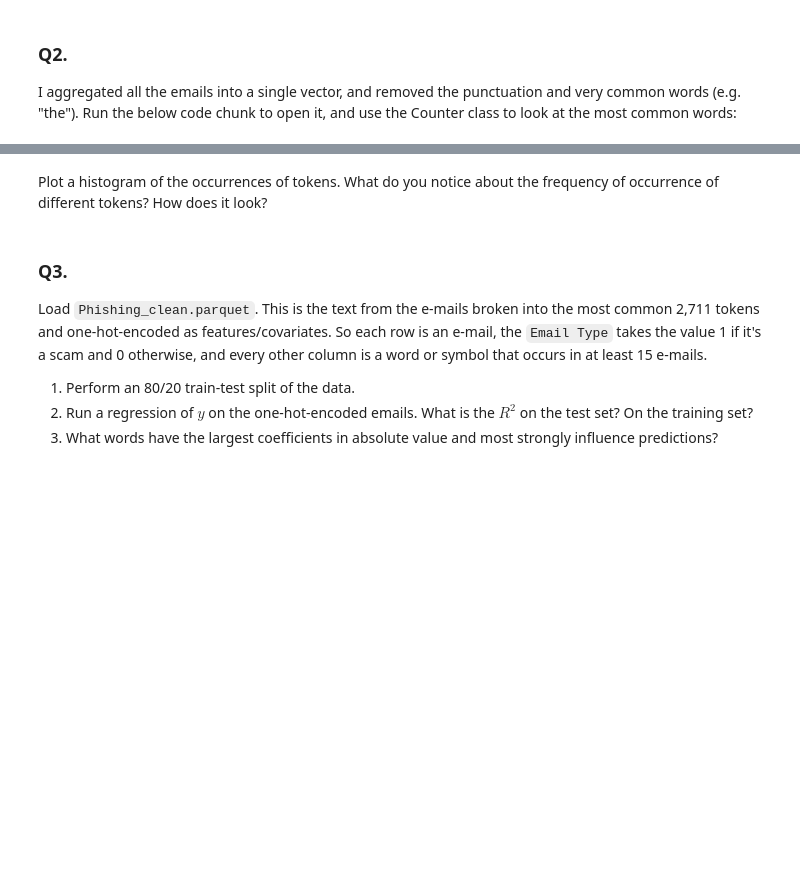
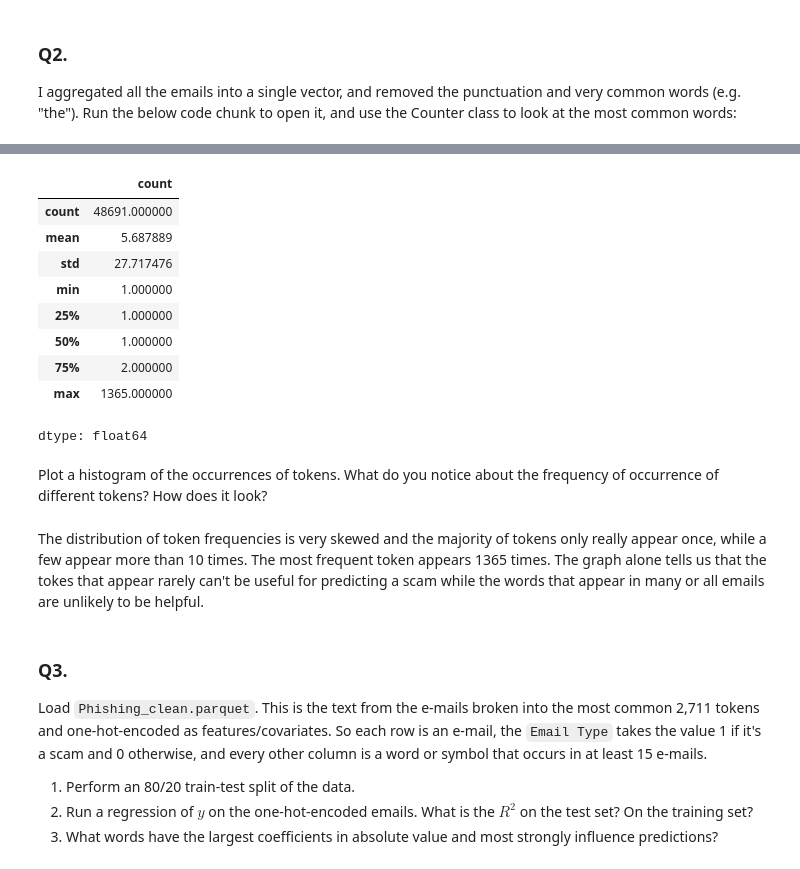
Before and after one commit to hanacwang/PCA, a Jupyter notebook: 05_PCA/assignment.ipynb, the cells around one changed output, grey strips where cells are left out. Saved outputs shown, nothing was run; the diff lists cells and outputs as text; code cells hidden in the pictures; blank space fills up the shorter version.

```diff
--- a/05_PCA/assignment.ipynb
+++ b/05_PCA/assignment.ipynb
@@ -52,5 +72,20 @@ token_freq = token_count.most_common()
+# %%
+gdf['count'].describe()
+# %% [output]
+|  | count |
+| count | 48691.000000 |
+| mean | 5.687889 |
+| std | 27.717476 |
+| min | 1.000000 |
+| 25% | 1.000000 |
+| 50% | 1.000000 |
+| 75% | 2.000000 |
+| max | 1365.000000 |
+dtype: float64
 # %% [markdown]
 Plot a histogram of the occurrences of tokens. What do you notice about the frequency of occurrence of different tokens? How does it look?
+# %% [markdown]
+The distribution of token frequencies is very skewed and the majority of tokens only really appear once, while a few appear more than 10 times. The most frequent token appears 1365 times. The graph alone tells us that the tokes that appear rarely can't be useful for predicting a scam while the words that appear in many or all emails are unlikely to be helpful.
 # %% [markdown]
 ### Q3.
 
```
Also changed, not shown: parts of 11 cells of this notebook.
